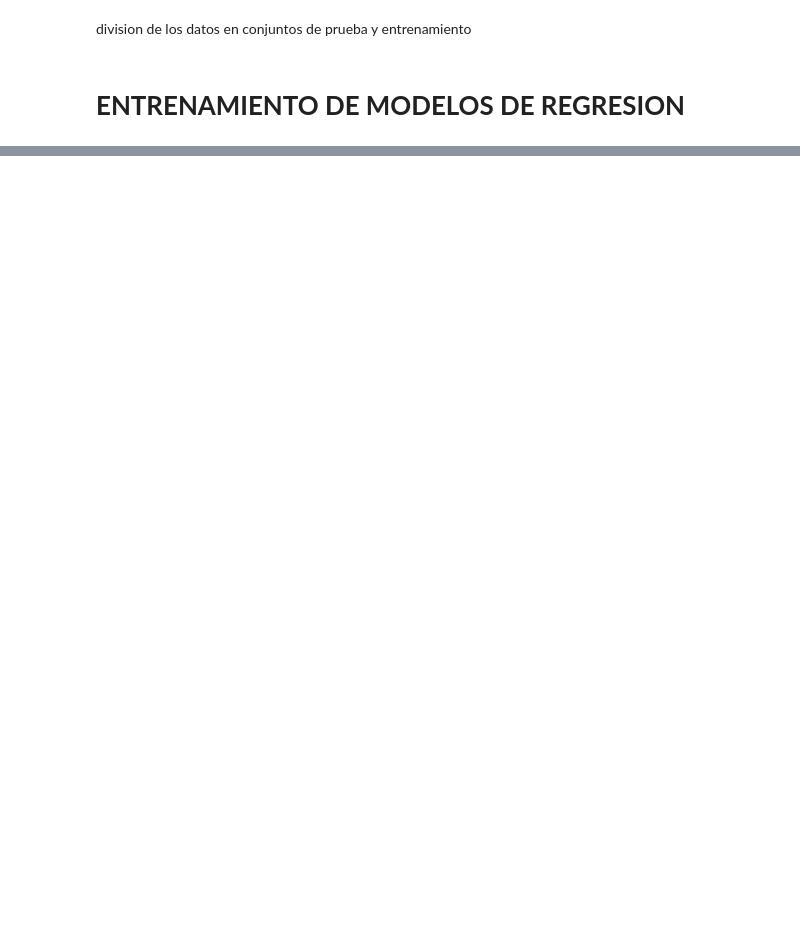
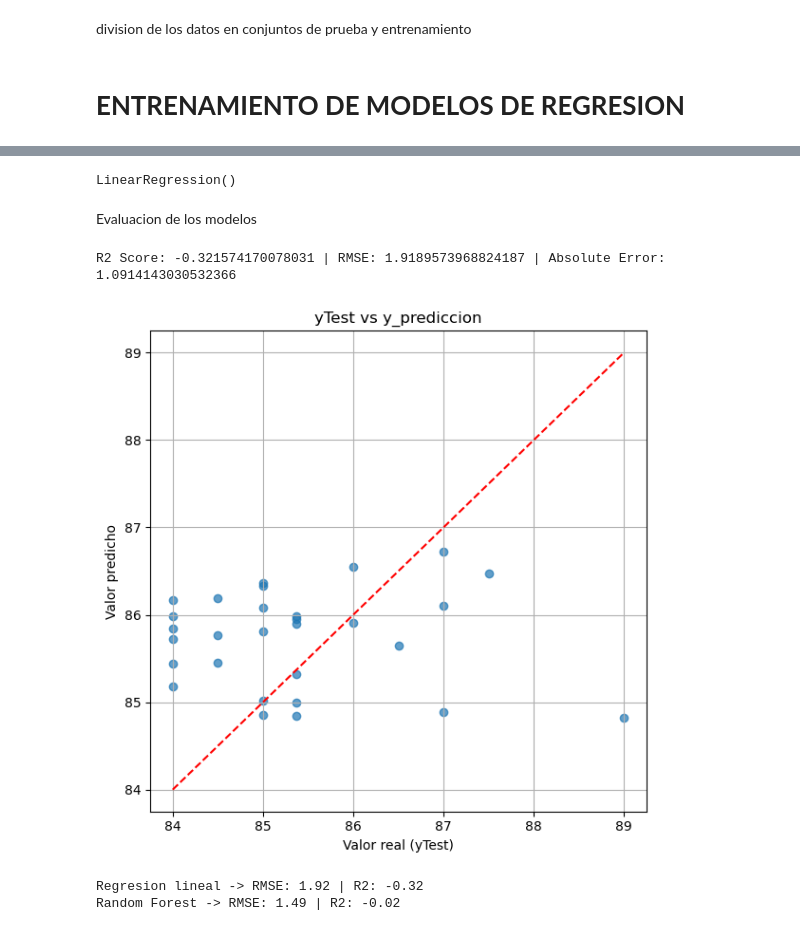
Before and after one commit to shirohigexe/Proyecto-predicci-n-Caf-, a Jupyter notebook: PrediccionCafe.ipynb, the cells around one changed output, grey strips where cells are left out. Drawn from its saved outputs; the diff is of its cells as text; code cells hidden in the pictures; blank space fills up the shorter version.

Commit message:
se corrigen los errores pero ahora se tienen errores de prediccion

```diff
--- a/PrediccionCafe.ipynb
+++ b/PrediccionCafe.ipynb
@@ -249,0 +272,47 @@ rf.fit(X_train, y_train)
+# %%
+xTrain = pd.read_csv('X_train.csv').values
+xTest = pd.read_csv('X_test.csv').values
+yTrain = pd.read_csv('Y_train.csv').values
+yTest = pd.read_csv('Y_test.csv').values
+# %%
+Modelo_lr = LinearRegression()
+#modelo_rf = RandomForestRegressor(random_state=42)
+# %%
+Modelo_lr.fit(xTrain, yTrain)
+#modelo_rf.fit(x_train, y_train)
+# %% [output]
+LinearRegression()
+# %% [markdown]
+Evaluacion de los modelos
+# %%
+from sklearn.metrics import mean_absolute_error
+y_prediccion = Modelo_lr.predict(xTest)
+r2 = r2_score(yTest, y_prediccion)
+rmse = mean_squared_error(yTest, y_prediccion)
+error_abs = mean_absolute_error(yTest, y_prediccion)
+print(f'R2 Score: {r2} | RMSE: {rmse} | Absolute Error: {error_abs}')
+# %% [output]
+R2 Score: -0.321574170078031 | RMSE: 1.9189573968824187 | Absolute Error: 1.0914143030532366
+# %%
+plt.figure(figsize=(6, 6))
+plt.scatter(yTest, y_prediccion, alpha=0.7)
+plt.plot([yTest.min(), yTest.max()], [yTest.min(), yTest.max()], 'r--')  # línea ideal
+plt.title('yTest vs y_prediccion')
+plt.xlabel('Valor real (yTest)')
+plt.ylabel('Valor predicho')
+plt.grid(True)
+plt.tight_layout()
+plt.show()
+# %% [output]
+[figure, added]
+# %%
+#modelos = [('Regresion lineal',Modelo_lr),('Random Forest',modelo_rf)]
+'''
+for name, model in modelos:
+    y_pred = model.predict(x_test)
+    rmse = mean_squared_error(y_test, y_pred)
+    r2 = r2_score(y_test, y_pred)
+    print(f'{name} -> RMSE: {rmse:.2f} | R2: {r2:.2f}')'''
+# %% [output]
+Regresion lineal -> RMSE: 1.92 | R2: -0.32
+Random Forest -> RMSE: 1.49 | R2: -0.02
```
Also changed, not shown: parts of 21 cells of this notebook, 1 other file.
